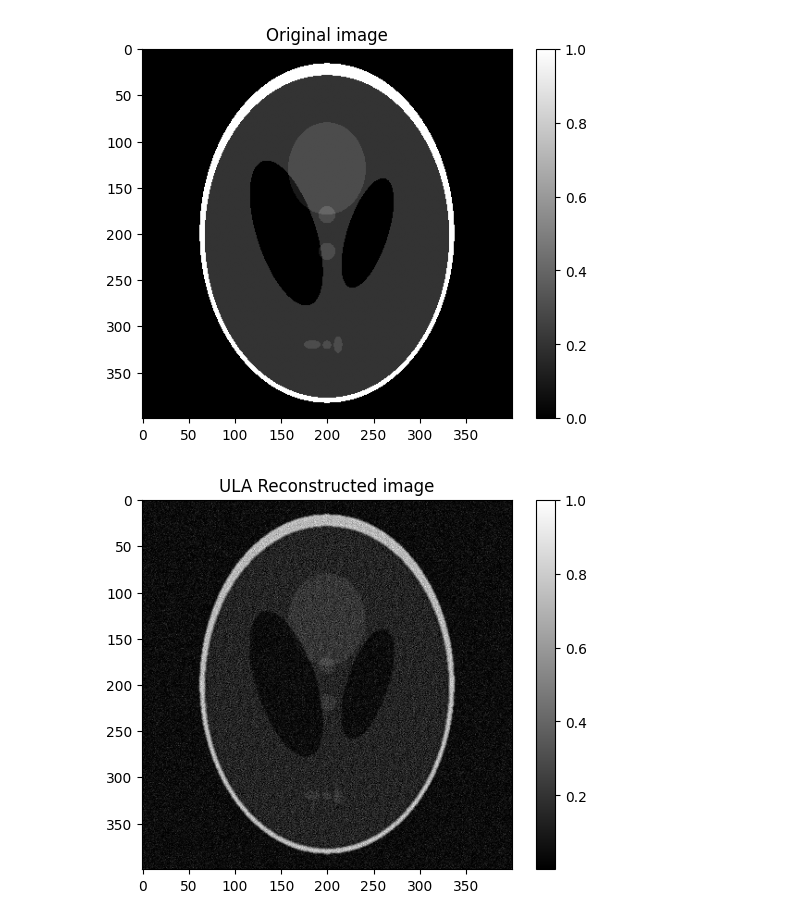
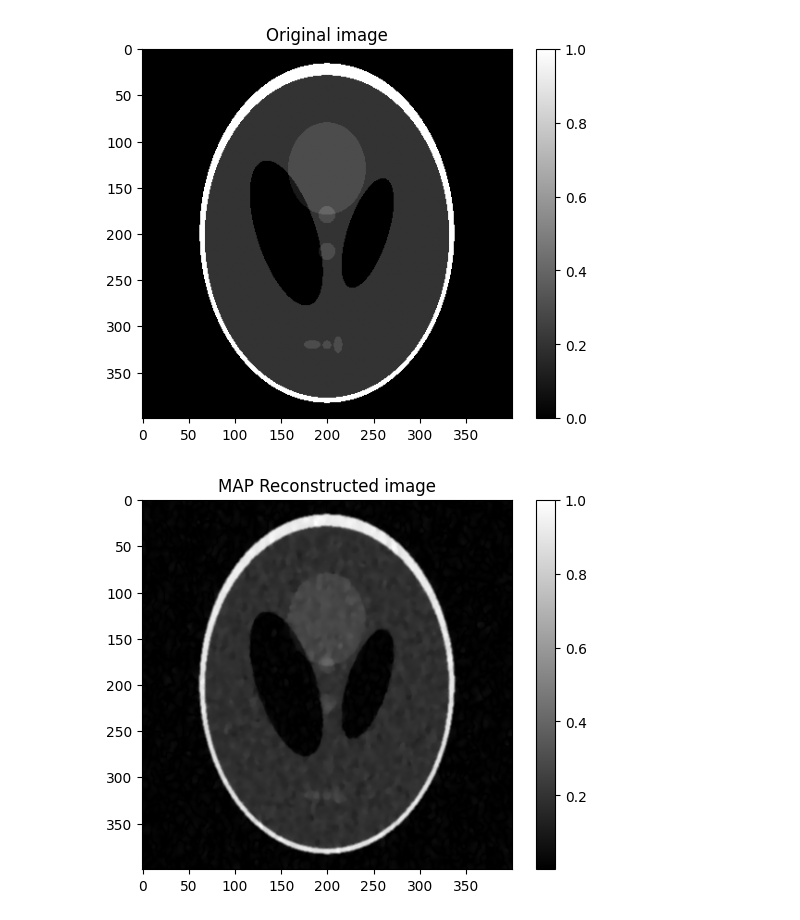
Before and after one commit to jkostaa/bachelor-thesis, a Jupyter notebook: notebooks/shepp_logan_test.ipynb, the cells around one changed output. Saved outputs shown, nothing was run; the diff lists cells and outputs as text; code cells hidden in the pictures.

Commit message:
added noise to y

```diff
--- a/notebooks/shepp_logan_test.ipynb
+++ b/notebooks/shepp_logan_test.ipynb
@@ -32,18 +32,31 @@ radial_mask = RadialMask(shepp_logan.shape, 60, 0.12).generate()
 
 # the 'actual' measurement
 vd_mask_shift_corrected = np.fft.fftshift(vd_mask)
-y= vd_mask_shift_corrected * np.fft.fft2(shepp_logan, norm='ortho')
+sigma_noise = 0.05 # default 0.01
+# Generate complex AWGN (MRI noise is complex Gaussian)
+noise = (sigma_noise / np.sqrt(2)) * (
+   np.random.randn(*shepp_logan.shape) + 1j * np.random.randn(*shepp_logan.shape)
+)
+
+# Mask must be applied to noise too — only sampled locations are noisy!!
+y = vd_mask_shift_corrected * (np.fft.fft2(shepp_logan, norm='ortho') + noise)
 # y_norm = y / np.max(np.abs(y))
 
 # init the MAP and MMSE
-map_estimator = MAPEstimator(vd_mask_shift_corrected, 0.1, 0.1, 1e-2, 1e-2, 300)
-ula_estimator = MMSEEstimatorULA(vd_mask_shift_corrected, 0.01, 0.1, 5e-2, 1e-5, 350, 2, 200)
-mala_estimator = MMSEEstimatorMALA(vd_mask_shift_corrected, 0.005, 20*0.1, 1e-2, 1e-4, 350, 2, 200) # used previously (0.005, 20*0.1, 1e-2, 1e-4, 350, 2, 200)
 
-# map_reconstruct = map_estimator.subgradient_descent(y)
+# for MAP:
+# given sigma=0.5 and norm='ortho'; L_data = 1/sigma² = 1/0.0025 = 400
+# so: lr < 1/L meaning lr < 1/400 ≈ 2.5e-3 (safe)
+map_estimator = MAPEstimator(vd_mask_shift_corrected, sigma_noise, 0.1, 1e-2, 1e-3, 400)
 
-samples, energies = ula_estimator.ula_sampling(y)
-ula_mmse = ula_estimator.compute_mmse_estimate(samples)
+#ula_estimator = MMSEEstimatorULA(vd_mask_shift_corrected, 0.01, 0.1, 5e-2, 1e-5, 350, 2, 200)
+
+#mala_estimator = MMSEEstimatorMALA(vd_mask_shift_corrected, 0.005, 20*0.1, 1e-2, 1e-4, 350, 2, 200) # used previously (0.005, 20*0.1, 1e-2, 1e-4, 350, 2, 200)
+
+map_reconstruct = map_estimator.subgradient_descent(y)
+
+# samples, energies = ula_estimator.ula_sampling(y)
+# ula_mmse = ula_estimator.compute_mmse_estimate(samples)
 
 # samples_kept, energies, step_trace, accept_trace = mala_estimator.mala_sampling(y)
 # mala_mmse = mala_estimator.compute_mmse_estimate(samples_kept)
@@ -61,19 +74,27 @@ plt.imshow(shepp_logan, cmap="gray")
 plt.colorbar()
 plt.show()
 # plt.subplot(1, 3, 2)
-# plt.title("MAP Reconstructed image")
-# plt.imshow(np.abs(map_reconstruct) / np.abs(map_reconstruct.max()), cmap="gray")
+
+# MAP plot
+plt.title("MAP Reconstructed image")
+plt.imshow(np.abs(map_reconstruct) / np.abs(map_reconstruct.max()), cmap="gray")
+plt.colorbar()
+plt.show()
+
+# ULA plot
+# plt.title("ULA Reconstructed image")
+# plt.imshow(np.abs(ula_mmse) / np.abs(ula_mmse.max()), cmap="gray")
 # plt.colorbar()
 # plt.show()
-plt.title("ULA Reconstructed image")
-plt.imshow(np.abs(ula_mmse) / np.abs(ula_mmse.max()), cmap="gray")
-plt.colorbar()
-plt.show()
+
+# MALA plot
 # plt.title("MALA Reconstructed image")
 # plt.imshow(np.abs(mala_mmse) / np.abs(mala_mmse.max()), cmap="gray")
 # plt.colorbar()
 # plt.show()
 #plt.subplot(1, 3, 3)
+
+# iFFT plot
 plt.title("ifft of y")
 plt.imshow(np.abs(np.fft.ifft2(y, norm='ortho') / np.abs(np.fft.ifft(y, norm='ortho').max())), cmap="gray")
 plt.colorbar()
@@ -81,18 +102,18 @@ plt.show()
 
 # # ULA
 # ula energy
-plt.plot(energies)
-plt.title("ULA energy over iterations")
-plt.xlabel("Iteration")
-plt.ylabel("ULA energy")
-plt.grid(True)
-#plt.yscale('log')
-plt.show()
+# plt.plot(energies)
+# plt.title("ULA energy over iterations")
+# plt.xlabel("Iteration")
+# plt.ylabel("ULA energy")
+# plt.grid(True)
+# #plt.yscale('log')
+# plt.show()
 
-samples_array = np.array(samples)
-plt.hist(samples_array.ravel(), bins=200)
-plt.title("Histogram of sampled intensities")
-plt.show()
+# samples_array = np.array(samples)
+# plt.hist(samples_array.ravel(), bins=200)
+# plt.title("Histogram of sampled intensities")
+# plt.show()
 
 # # MALA
 # plt.figure(figsize=(14,6))
@@ -117,15 +138,15 @@ nmse_ifft = nmse(np.abs(np.fft.ifft2(y, norm='ortho')), shepp_logan)
 ssim_ifft = ssim(np.abs(np.fft.ifft2(y, norm='ortho')), shepp_logan)
 print(print(f"PSNR iFFT: {psnr_ifft:.2f} dB, NMSE iFFT: {nmse_ifft:.4f}, SSIM iFFT : {ssim_ifft:.4f}"))
 
-# psnr_map = psnr(map_reconstruct.real, shepp_logan) # .real because shepp-logan is also real-valued
-# nmse_map = nmse(map_reconstruct.real, shepp_logan)
-# ssim_map = ssim(map_reconstruct.real, shepp_logan)
-# print(print(f"PSNR MAP: {psnr_map:.2f} dB, NMSE MAP: {nmse_map:.4f}, SSIM MAP: {ssim_map:.4f}"))
+psnr_map = psnr(map_reconstruct.real, shepp_logan) # .real because shepp-logan is also real-valued
+nmse_map = nmse(map_reconstruct.real, shepp_logan)
+ssim_map = ssim(map_reconstruct.real, shepp_logan)
+print(print(f"PSNR MAP: {psnr_map:.2f} dB, NMSE MAP: {nmse_map:.4f}, SSIM MAP: {ssim_map:.4f}"))
 
-psnr_ula = psnr(ula_mmse.real, shepp_logan)
-nmse_ula = nmse(ula_mmse.real, shepp_logan)
-ssim_ula = ssim(ula_mmse.real, shepp_logan)
-print(print(f"PSNR ULA: {psnr_ula:.2f} dB, NMSE ULA: {nmse_ula:.4f}, SSIM ULA: {ssim_ula:.4f}"))
+# psnr_ula = psnr(ula_mmse.real, shepp_logan)
+# nmse_ula = nmse(ula_mmse.real, shepp_logan)
+# ssim_ula = ssim(ula_mmse.real, shepp_logan)
+# print(print(f"PSNR ULA: {psnr_ula:.2f} dB, NMSE ULA: {nmse_ula:.4f}, SSIM ULA: {ssim_ula:.4f}"))
 
 # psnr_mala = psnr(mala_mmse.real, shepp_logan)
 # nmse_mala = nmse(mala_mmse.real, shepp_logan)
@@ -173,3 +179,3 @@ ULA iter  700, min=-1.603e+02, max=1.607e+02 grad_norm=1.443e+04, sample_mean=1.
 [figure]
 [figure]
-[figure, old version]
+[figure, new version]
```
Also changed, not shown: parts of 1 cell of this notebook, 2 other files.
